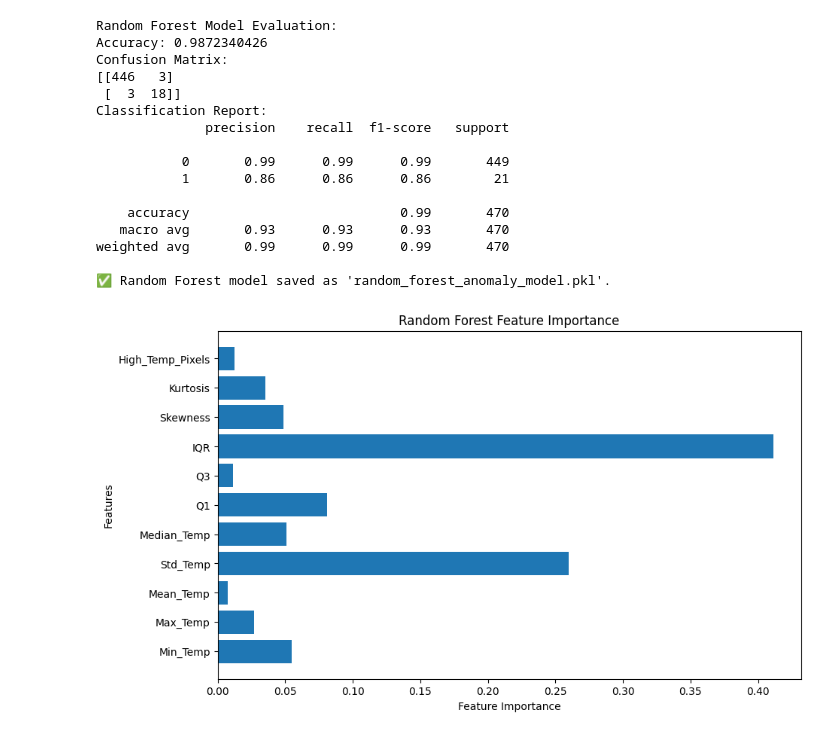
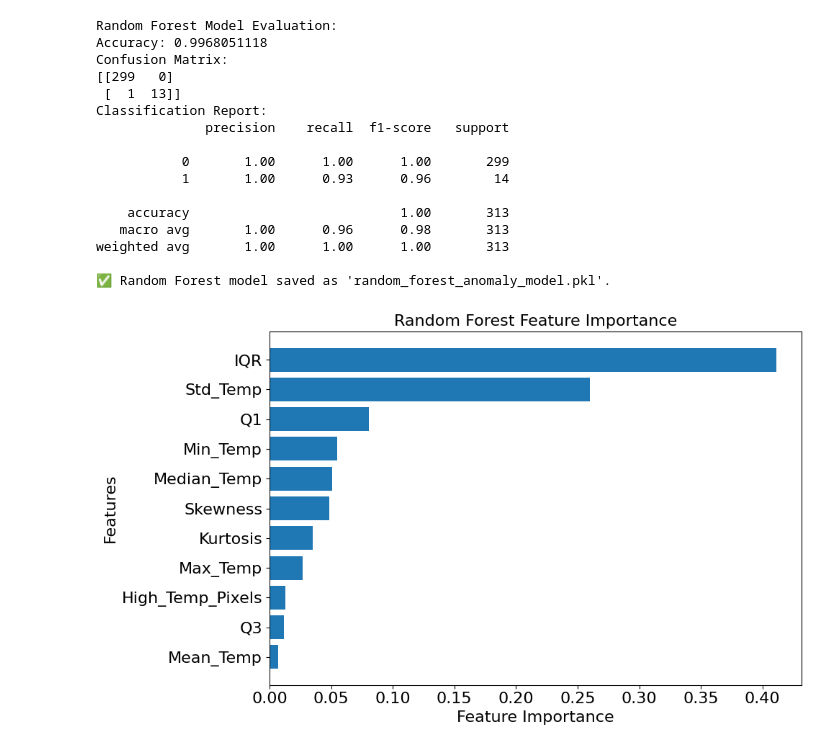
Before and after one commit to berkeayyildizli/ENS_Graduation_Project, a Jupyter notebook: randomForestWithFutures.ipynb, the cells around one changed output. Cells and saved outputs as stored; diff of their text form; code cells hidden in the pictures.

```diff
--- a/randomForestWithFutures.ipynb
+++ b/randomForestWithFutures.ipynb
@@ -15,7 +15,7 @@ y = df["Porosity Label"]
 
 # Split data into training (80%) and testing (20%) sets
 X_train, X_test, y_train, y_test = train_test_split(
-    X, y, test_size=0.3, random_state=42, stratify=y
+    X, y, test_size=0.2, random_state=42, stratify=y
 )
 
 # Apply SMOTE to balance dataset
@@ -60,31 +60,50 @@ with open("random_forest_anomaly_model.pkl", "wb") as model_file:
 print("✅ Random Forest model saved as 'random_forest_anomaly_model.pkl'.")
 # %% [output]
 Random Forest Model Evaluation:
-Accuracy: 0.9872340426
+Accuracy: 0.9968051118
 Confusion Matrix:
-[[446   3]
- [  3  18]]
+[[299   0]
+ [  1  13]]
 Classification Report:
               precision    recall  f1-score   support
 
-           0       0.99      0.99      0.99       449
-           1       0.86      0.86      0.86        21
+           0       1.00      1.00      1.00       299
+           1       1.00      0.93      0.96        14
 
-    accuracy                           0.99       470
-   macro avg       0.93      0.93      0.93       470
-weighted avg       0.99      0.99      0.99       470
+    accuracy                           1.00       313
+   macro avg       1.00      0.96      0.98       313
+weighted avg       1.00      1.00      1.00       313
 
 ✅ Random Forest model saved as 'random_forest_anomaly_model.pkl'.
 # %%
 import matplotlib.pyplot as plt
+import numpy as np
+
+# Özellik önemleri ve isimleri
 feature_importance = rf_classifier.feature_importances_
 feature_names = X_train.columns
 
+# Azalan sıraya göre sıralama
+sorted_idx = np.argsort(feature_importance)[::-1]
+sorted_features = feature_names[sorted_idx]
+sorted_importance = feature_importance[sorted_idx]
+
+# Grafik çizimi
 plt.figure(figsize=(10, 6))
-plt.barh(feature_names, feature_importance)
-plt.xlabel("Feature Importance")
-plt.ylabel("Features")
-plt.title("Random Forest Feature Importance")
+plt.barh(sorted_features, sorted_importance)
+
+# Axis and title with larger font sizes
+plt.xlabel("Feature Importance", fontsize=16)
+plt.ylabel("Features", fontsize=16)
+plt.title("Random Forest Feature Importance", fontsize=16)
+
+# Tick labels larger
+plt.tick_params(axis='y', labelsize=16)
+plt.tick_params(axis='x', labelsize=16)
+
+# En önemli özelliği en üstte göster
+plt.gca().invert_yaxis()
+plt.tight_layout()
 plt.show()
 # %% [output]
-[figure, old version]
+[figure, new version]
```
Also changed, not shown: 16 other files.
